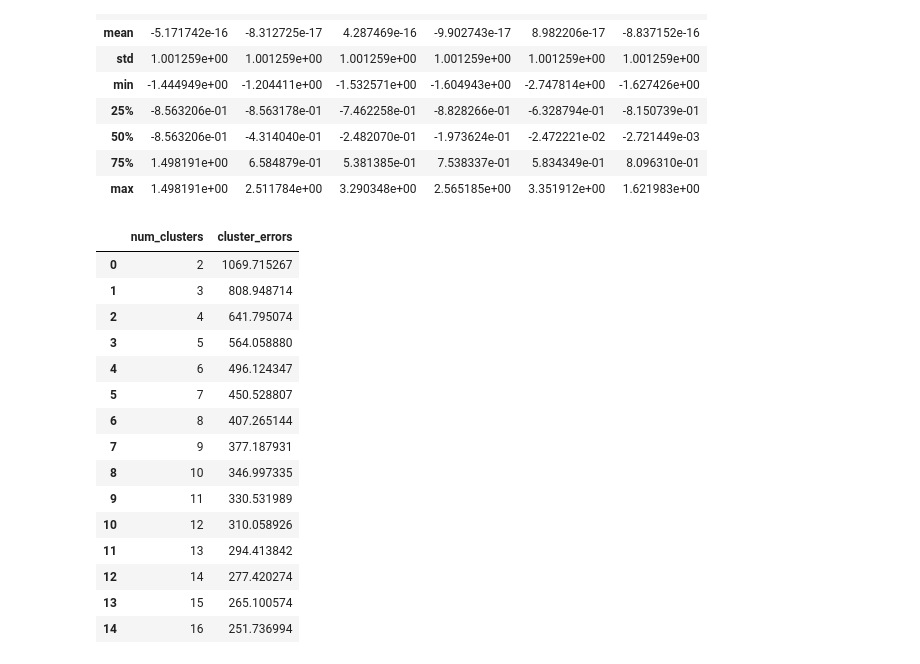
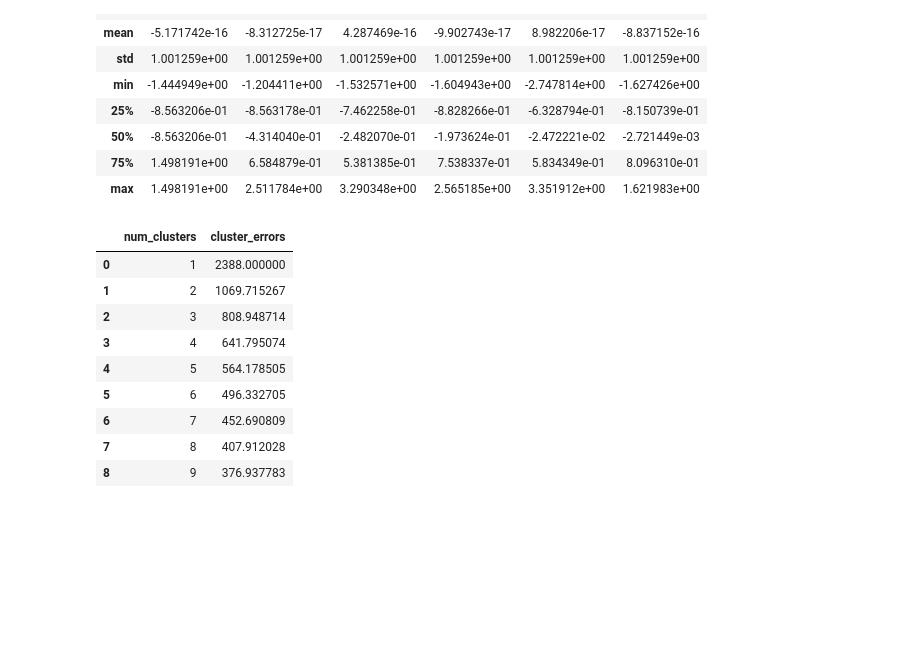
Before and after one commit to GreatLearningAIML1/pune-july19-batch-maheshwariumang, a Jupyter notebook: Residency 4/Unsupervised_Learning_R4_Project1.ipynb, the cells around one changed output. Cells and saved outputs as stored; diff of their text form; code cells hidden in the pictures; blank space fills up the shorter version.

```diff
--- a/Residency 4/Unsupervised_Learning_R4_Project1.ipynb
+++ b/Residency 4/Unsupervised_Learning_R4_Project1.ipynb
@@ -193,9 +201,9 @@ Observations:
 # %%
 # features
-X = car_data.drop('mpg', axis=1, inplace=False)
+X = car_data.drop(['mpg', 'car name'], axis=1, inplace=False)
 
 # labels
-y = car_data[['hp']]
+y = car_data[['mpg']]
 
 # printing out shape
 print("Shape of X: ", X.shape)
@@ -207,7 +215,7 @@ Shape of y:  (398, 1)
 # standardizing the data
 from sklearn.preprocessing import StandardScaler
 scaler = StandardScaler()
-X_scaled = scaler.fit_transform(X.drop('car name', axis=1, inplace=False))
+X_scaled = scaler.fit_transform(X)
 
 # statistics of scaled data
 pd.DataFrame(X_scaled).describe()
@@ -224,38 +232,32 @@ pd.DataFrame(X_scaled).describe()
 # %%
 # KMeans Clustring Algorithm
 from sklearn.cluster import KMeans
 
 # Label, Intertia and Centroid
-cluster_range = range(2, 40)   # expect 3 to four clusters from the pair panel visual inspection hence restricting from 2 to 6
+cluster_range = range(1, 10)   # expect 3 to four clusters from the pair panel visual inspection hence restricting from 2 to 6
 cluster_errors = []
 cluster_sil_scores = []
 for num_clusters in cluster_range:
   clusters = KMeans(num_clusters, init='k-means++')
   clusters.fit(X_scaled)
   labels = clusters.labels_                     # capture the cluster lables
   centroids = clusters.cluster_centers_         # capture the centroids
   cluster_errors.append( clusters.inertia_ )    # capture the intertia
 
 # combine the cluster_range and cluster_errors into a dataframe by combining them
 clusters_df = pd.DataFrame( { "num_clusters":cluster_range, "cluster_errors": cluster_errors } )
 clusters_df[0:15]
 # %% [output]
 |  | num_clusters | cluster_errors |
-| 0 | 2 | 1069.715267 |
-| 1 | 3 | 808.948714 |
-| 2 | 4 | 641.795074 |
-| 3 | 5 | 564.058880 |
-| 4 | 6 | 496.124347 |
-| 5 | 7 | 450.528807 |
-| 6 | 8 | 407.265144 |
-| 7 | 9 | 377.187931 |
-| 8 | 10 | 346.997335 |
-| 9 | 11 | 330.531989 |
-| 10 | 12 | 310.058926 |
-| 11 | 13 | 294.413842 |
-| 12 | 14 | 277.420274 |
-| 13 | 15 | 265.100574 |
-| 14 | 16 | 251.736994 |
+| 0 | 1 | 2388.000000 |
+| 1 | 2 | 1069.715267 |
+| 2 | 3 | 808.948714 |
+| 3 | 4 | 641.795074 |
+| 4 | 5 | 564.178505 |
+| 5 | 6 | 496.332705 |
+| 6 | 7 | 452.690809 |
+| 7 | 8 | 407.912028 |
+| 8 | 9 | 376.937783 |
 # %%
 plt.figure(figsize=(20,6))
 plt.plot(clusters_df.num_clusters, clusters_df.cluster_errors, marker = "o")
```
Also changed, not shown: parts of 24 cells of this notebook.
